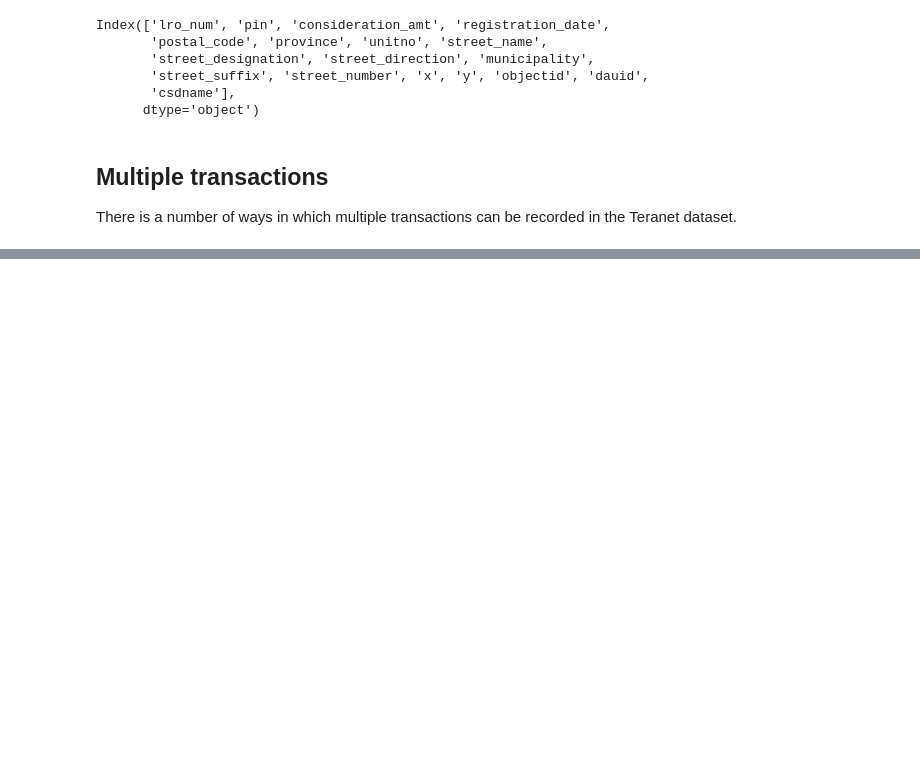
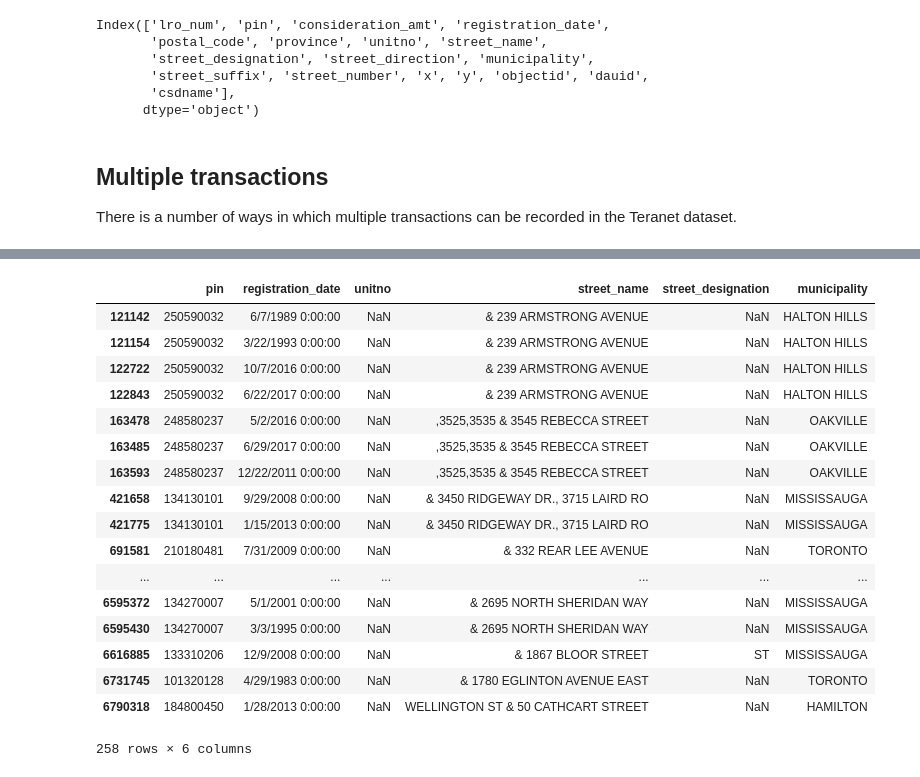
Before and after one commit to stepan-o/geo, a Jupyter notebook: notebooks/2.scrub/teranet_data_quality_issues.ipynb, the cells around one changed output, grey strips where cells are left out. Drawn from its saved outputs; the diff is of its cells as text; code cells hidden in the pictures; blank space fills up the shorter version.

```diff
--- a/notebooks/2.scrub/teranet_data_quality_issues.ipynb
+++ b/notebooks/2.scrub/teranet_data_quality_issues.ipynb
@@ -81,0 +104,22 @@ df.loc[mask1, ['pin', 'registration_date', 'consideration_amt', 'unitno',
+# %%
+mask1 = df['street_name'].str.contains('&', na=False)
+df.loc[mask1, ['pin', 'registration_date', 'unitno', 'street_name', 'street_designation', 'municipality']]
+# %% [output]
+|  | pin | registration_date | unitno | street_name | street_designation | municipality |
+| 121142 | 250590032 | 6/7/1989 0:00:00 | NaN | & 239 ARMSTRONG AVENUE | NaN | HALTON HILLS |
+| 121154 | 250590032 | 3/22/1993 0:00:00 | NaN | & 239 ARMSTRONG AVENUE | NaN | HALTON HILLS |
+| 122722 | 250590032 | 10/7/2016 0:00:00 | NaN | & 239 ARMSTRONG AVENUE | NaN | HALTON HILLS |
+| 122843 | 250590032 | 6/22/2017 0:00:00 | NaN | & 239 ARMSTRONG AVENUE | NaN | HALTON HILLS |
+| 163478 | 248580237 | 5/2/2016 0:00:00 | NaN | ,3525,3535 & 3545 REBECCA STREET | NaN | OAKVILLE |
+| 163485 | 248580237 | 6/29/2017 0:00:00 | NaN | ,3525,3535 & 3545 REBECCA STREET | NaN | OAKVILLE |
+| 163593 | 248580237 | 12/22/2011 0:00:00 | NaN | ,3525,3535 & 3545 REBECCA STREET | NaN | OAKVILLE |
+| 421658 | 134130101 | 9/29/2008 0:00:00 | NaN | & 3450 RIDGEWAY DR., 3715 LAIRD RO | NaN | MISSISSAUGA |
+| 421775 | 134130101 | 1/15/2013 0:00:00 | NaN | & 3450 RIDGEWAY DR., 3715 LAIRD RO | NaN | MISSISSAUGA |
+| 691581 | 210180481 | 7/31/2009 0:00:00 | NaN | & 332 REAR LEE AVENUE | NaN | TORONTO |
+| ... | ... | ... | ... | ... | ... | ... |
+| 6595372 | 134270007 | 5/1/2001 0:00:00 | NaN | & 2695 NORTH SHERIDAN WAY | NaN | MISSISSAUGA |
+| 6595430 | 134270007 | 3/3/1995 0:00:00 | NaN | & 2695 NORTH SHERIDAN WAY | NaN | MISSISSAUGA |
+| 6616885 | 133310206 | 12/9/2008 0:00:00 | NaN | & 1867 BLOOR STREET | ST | MISSISSAUGA |
+| 6731745 | 101320128 | 4/29/1983 0:00:00 | NaN | & 1780 EGLINTON AVENUE EAST | NaN | TORONTO |
+| 6790318 | 184800450 | 1/28/2013 0:00:00 | NaN | WELLINGTON ST & 50 CATHCART STREET | NaN | HAMILTON |
+258 rows × 6 columns
```
Also changed, not shown: parts of 4 cells of this notebook.
